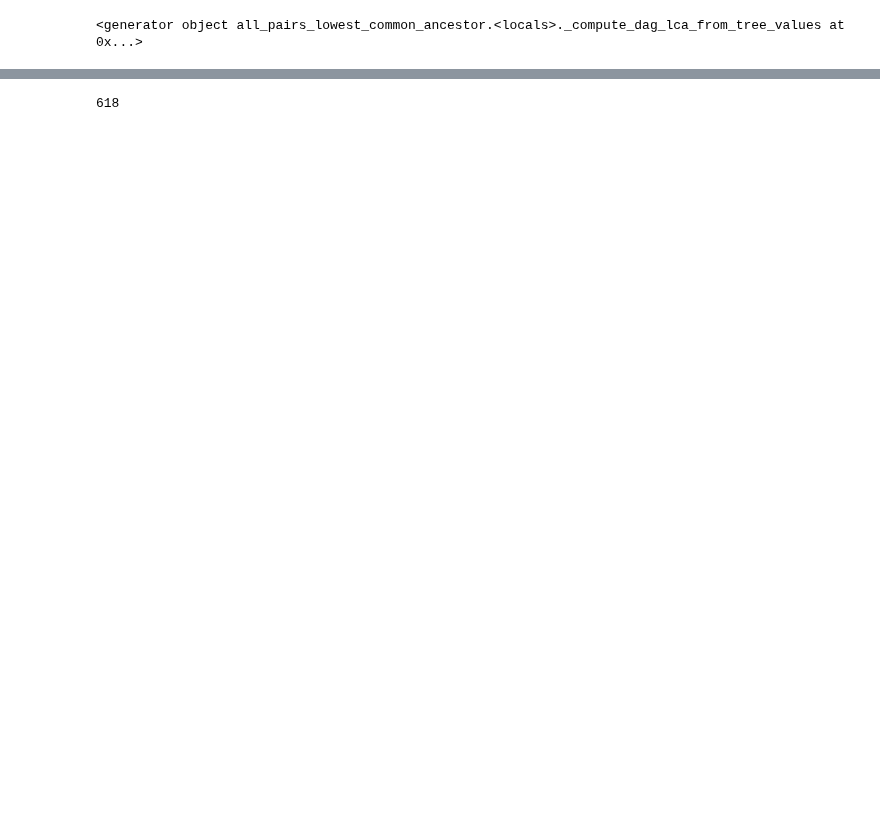
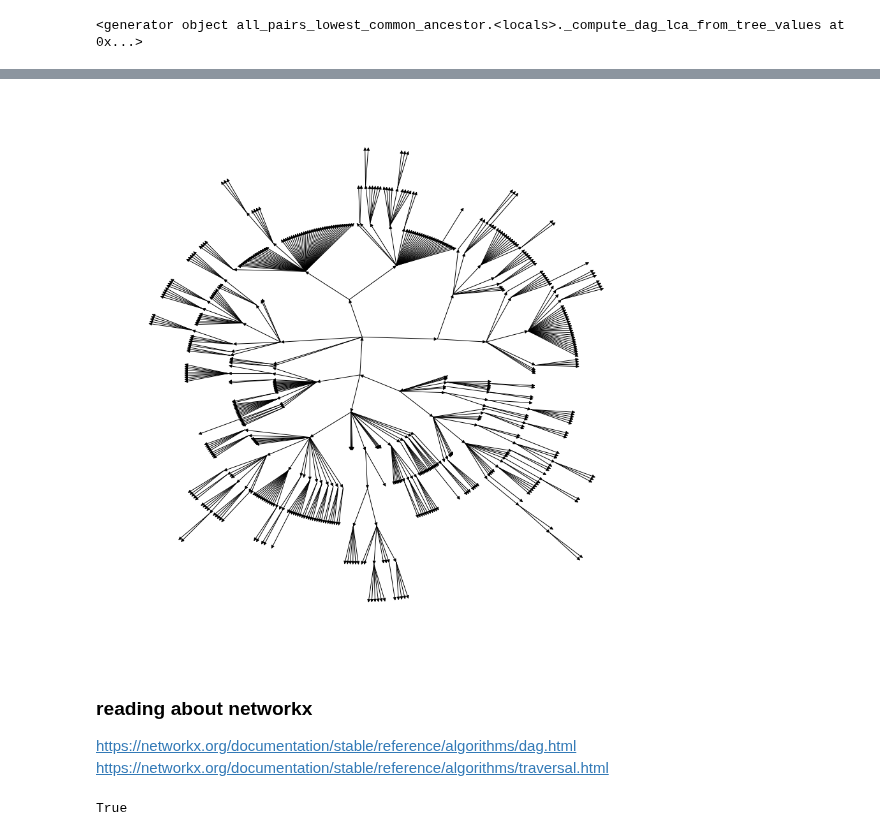
Before and after one commit to PrincetonUniversity/BrainPipe, a Jupyter notebook: tools/analysis/analysis_label_hierarchies_nick.ipynb, the cells around one changed output, grey strips where cells are left out. Cells and saved outputs as stored; diff of their text form; code cells hidden in the pictures; blank space fills up the shorter version.

```diff
--- a/tools/analysis/analysis_label_hierarchies_nick.ipynb
+++ b/tools/analysis/analysis_label_hierarchies_nick.ipynb
@@ -65,7 +108,12 @@ for x in nx.dfs_edges(g,0,0):
+# %%
+plt.figure(figsize=(12, 12))
+pos = graphviz_layout(g, prog="twopi", args="")
+nx.draw(g, pos, arrows=True,node_size=0)
+# %% [output]
+[figure, added]
+# %% [markdown]
+### reading about networkx
+https://networkx.org/documentation/stable/reference/algorithms/dag.html
+https://networkx.org/documentation/stable/reference/algorithms/traversal.html
 # %%
 nx.write_gexf(g,'/Users/emilydennis/Desktop/lightsheet/pra_ingexf.gexf')
-# %%
-test = nx.read_gexf('/Users/emilydennis/Desktop/lightsheet/pra_ingexf.gexf')
-len(test)
-# %% [output]
-618
@@ -71,0 +122,4 @@ len(test)
+# %%
+nx.is_branching(g) and nx.is_forest(g)
+# %% [output]
+True
```
Also changed, not shown: parts of 13 cells of this notebook.
